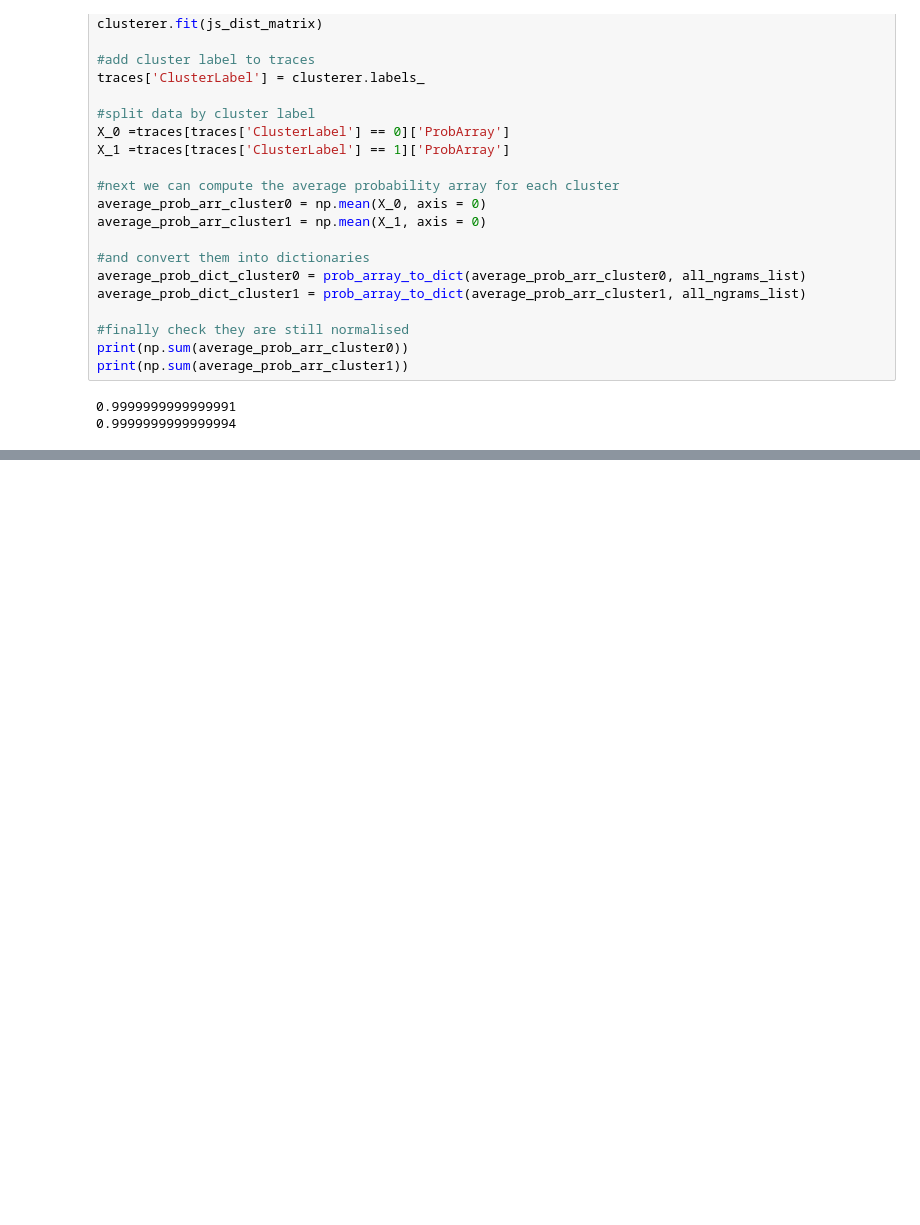
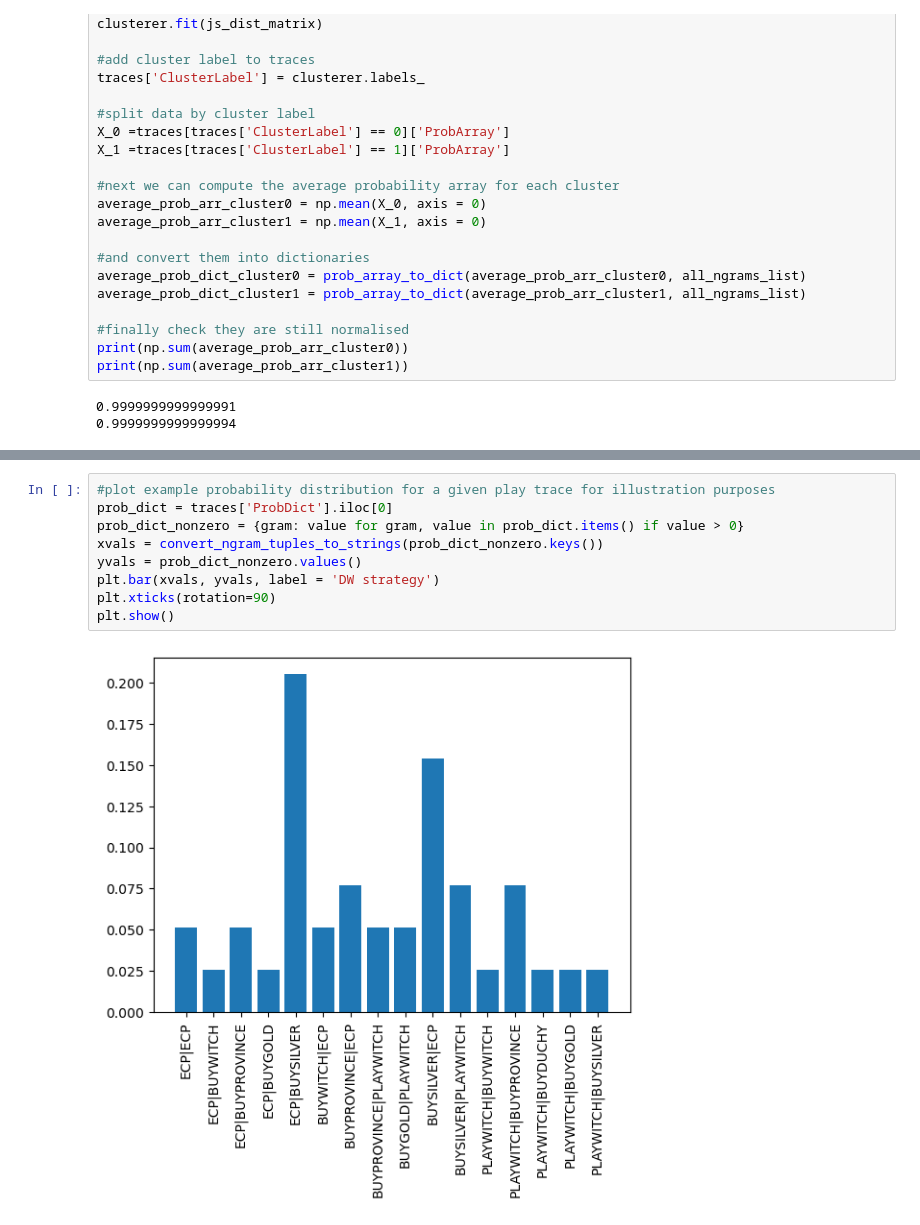
Before and after one commit to owenant/DominionNGrams, a Jupyter notebook: NGrams_with_KMeans.ipynb, the cells around one changed output, grey strips where cells are left out. Saved outputs shown, nothing was run; the diff lists cells and outputs as text; blank space fills up the shorter version.

```diff
--- a/NGrams_with_KMeans.ipynb
+++ b/NGrams_with_KMeans.ipynb
@@ -518,0 +528,11 @@ plt.show()
+# %%
+#plot example probability distribution for a given play trace for illustration purposes
+prob_dict = traces['ProbDict'].iloc[0]
+prob_dict_nonzero = {gram: value for gram, value in prob_dict.items() if value > 0}
+xvals = convert_ngram_tuples_to_strings(prob_dict_nonzero.keys())
+yvals = prob_dict_nonzero.values()
+plt.bar(xvals, yvals, label = 'DW strategy')
+plt.xticks(rotation=90)
+plt.show()
+# %% [output]
+[figure, added]
```
Also changed, not shown: parts of 11 cells of this notebook.
